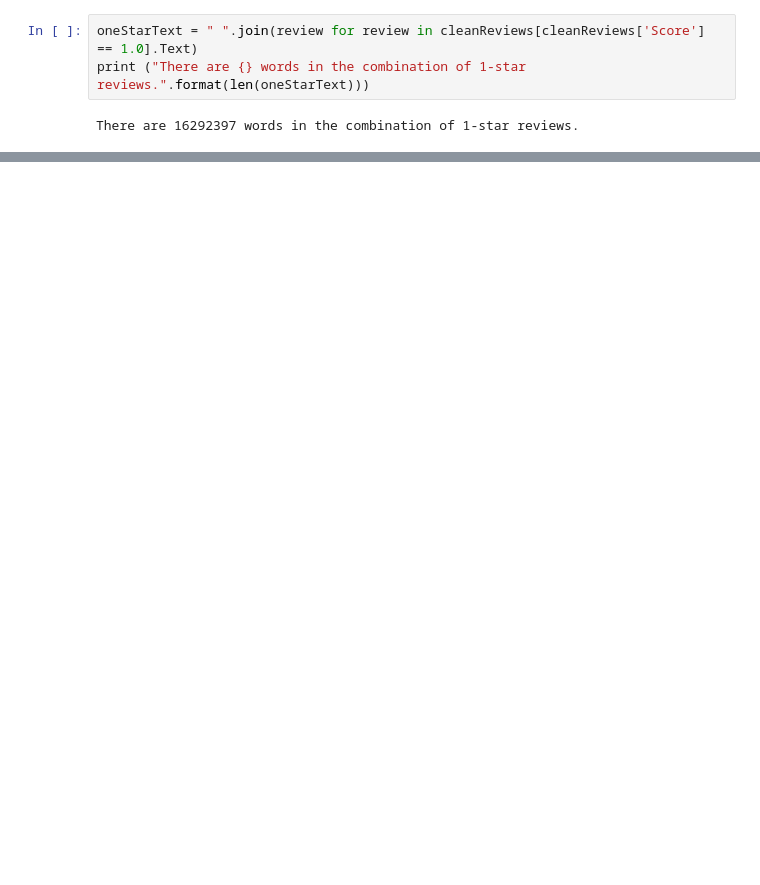
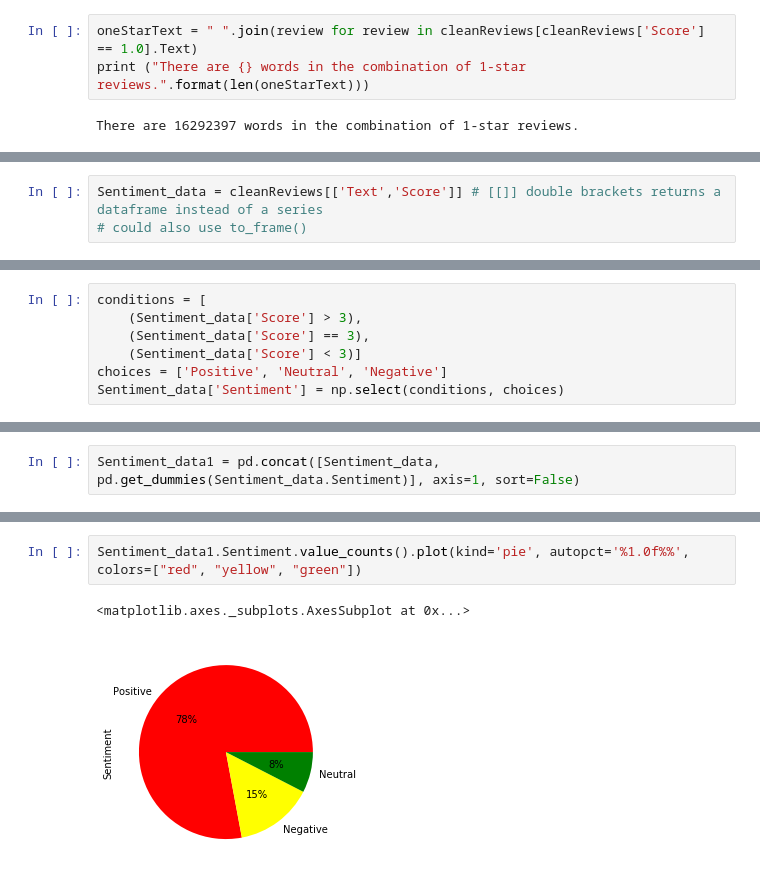
Before and after one commit to MintMin/AmazonReviewsAnalysis, a Jupyter notebook: Nic/Week 1 Nic's Exploratory Analysis.ipynb, the cells around one changed output, grey strips where cells are left out. Saved outputs shown, nothing was run; the diff lists cells and outputs as text; blank space fills up the shorter version.

```diff
--- a/Nic/Week 1 Nic's Exploratory Analysis.ipynb
+++ b/Nic/Week 1 Nic's Exploratory Analysis.ipynb
@@ -681,0 +711,3 @@ plt.show()
+# %%
+Sentiment_data = cleanReviews[['Text','Score']] # [[]] double brackets returns a dataframe instead of a series
+# could also use to_frame()
@@ -681,0 +721,7 @@ plt.show()
+# %%
+conditions = [
+    (Sentiment_data['Score'] > 3),
+    (Sentiment_data['Score'] == 3),
+    (Sentiment_data['Score'] < 3)]
+choices = ['Positive', 'Neutral', 'Negative']
+Sentiment_data['Sentiment'] = np.select(conditions, choices)
@@ -681,0 +742,2 @@ plt.show()
+# %%
+Sentiment_data1 = pd.concat([Sentiment_data, pd.get_dummies(Sentiment_data.Sentiment)], axis=1, sort=False)
@@ -681,0 +753,5 @@ plt.show()
+# %%
+Sentiment_data1.Sentiment.value_counts().plot(kind='pie', autopct='%1.0f%%', colors=["red", "yellow", "green"])
+# %% [output]
+<matplotlib.axes._subplots.AxesSubplot at 0x...>
+[figure, added]
```
Also changed, not shown: parts of 27 cells of this notebook.
